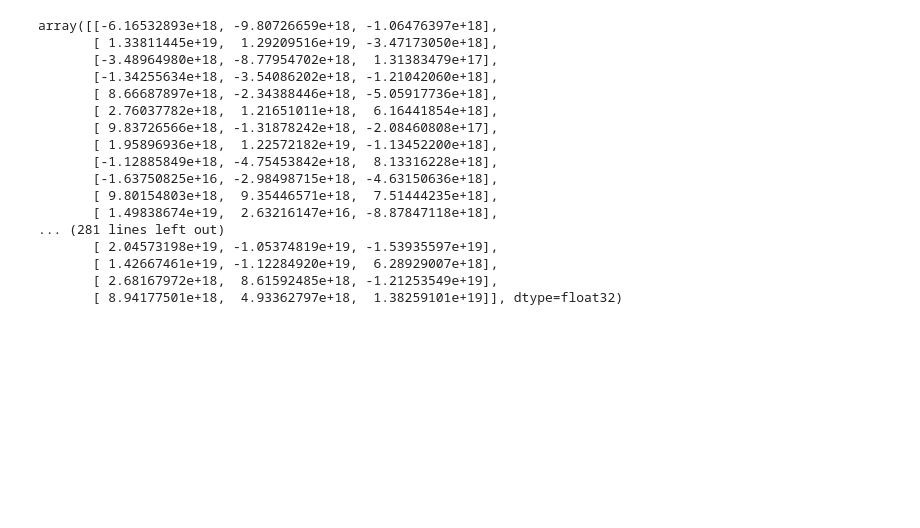
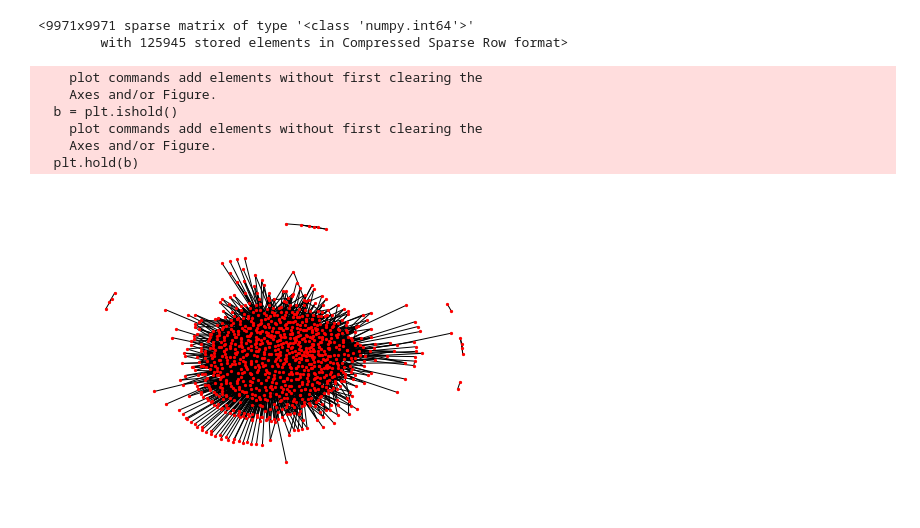
Before and after one commit to brandtoliver/Blockchain-Transaction-Classification, a Jupyter notebook: Models/Latent_space_models/Morten Latent Space Models.ipynb, the cells around one changed output. Cells and saved outputs as stored; diff of their text form; code cells hidden in the pictures; blank space fills up the shorter version.

```diff
--- a/Models/Latent_space_models/Morten Latent Space Models.ipynb
+++ b/Models/Latent_space_models/Morten Latent Space Models.ipynb
@@ -20 +16,27 @@ x_train = celegans("~/data")
+# %%
+#x_train = celegans("~/data")
+G = nx.read_edgelist("/Users/oliver/Dropbox/EDU/DTU/Bachelorprojekt Blockchain/Blockchain-Transaction-Classification/Data/network_subset.edgelist", create_using=nx.DiGraph()) # read and parse edgelist to (networkx) graph
+A = nx.adjacency_matrix(G) # make Adjacency matrix
+x_data = np.asarray(A.todense()) # convert Adjacency matrix to numpy array
+# %%
+A
+# %% [output]
+<9971x9971 sparse matrix of type '<class 'numpy.int64'>'
+        with 125945 stored elements in Compressed Sparse Row format>
+# %%
+x_train = x_data[:500,:500]
+x_test = x_data[500:1000,500:1000]
+# %%
+G=nx.from_numpy_matrix(x_train)
+nx.draw(G, node_size = 5)  # networkx draw()
+plt.draw()
+plt.show()
+# %% [output]
+    plot commands add elements without first clearing the
+    Axes and/or Figure.
+  b = plt.ishold()
+    plot commands add elements without first clearing the
+    Axes and/or Figure.
+  plt.hold(b)
+[figure, added]
 # %%
@@ -50,23 +71,3 @@ pi = -tf.sqrt(pi + tf.diag(tf.zeros(N) + 1e3))
 pi = tf.sigmoid(pi + b) #med bias (mange eller få links)
 
 x = Bernoulli(pi)
-# %%
-z1.eval()
-# %% [output]
-array([[-6.16532893e+18, -9.80726659e+18, -1.06476397e+18],
-       [ 1.33811445e+19,  1.29209516e+19, -3.47173050e+18],
-       [-3.48964980e+18, -8.77954702e+18,  1.31383479e+17],
-       [-1.34255634e+18, -3.54086202e+18, -1.21042060e+18],
-       [ 8.66687897e+18, -2.34388446e+18, -5.05917736e+18],
-       [ 2.76037782e+18,  1.21651011e+18,  6.16441854e+18],
-       [ 9.83726566e+18, -1.31878242e+18, -2.08460808e+17],
-       [ 1.95896936e+18,  1.22572182e+19, -1.13452200e+18],
-       [-1.12885849e+18, -4.75453842e+18,  8.13316228e+18],
-       [-1.63750825e+16, -2.98498715e+18, -4.63150636e+18],
-       [ 9.80154803e+18,  9.35446571e+18,  7.51444235e+18],
-       [ 1.49838674e+19,  2.63216147e+16, -8.87847118e+18],
-... (281 lines left out)
-       [ 2.04573198e+19, -1.05374819e+19, -1.53935597e+19],
-       [ 1.42667461e+19, -1.12284920e+19,  6.28929007e+18],
-       [ 2.68167972e+18,  8.61592485e+18, -1.21253549e+19],
-       [ 8.94177501e+18,  4.93362797e+18,  1.38259101e+19]], dtype=float32)
```
Also changed, not shown: parts of 17 cells of this notebook, 1 other file.
